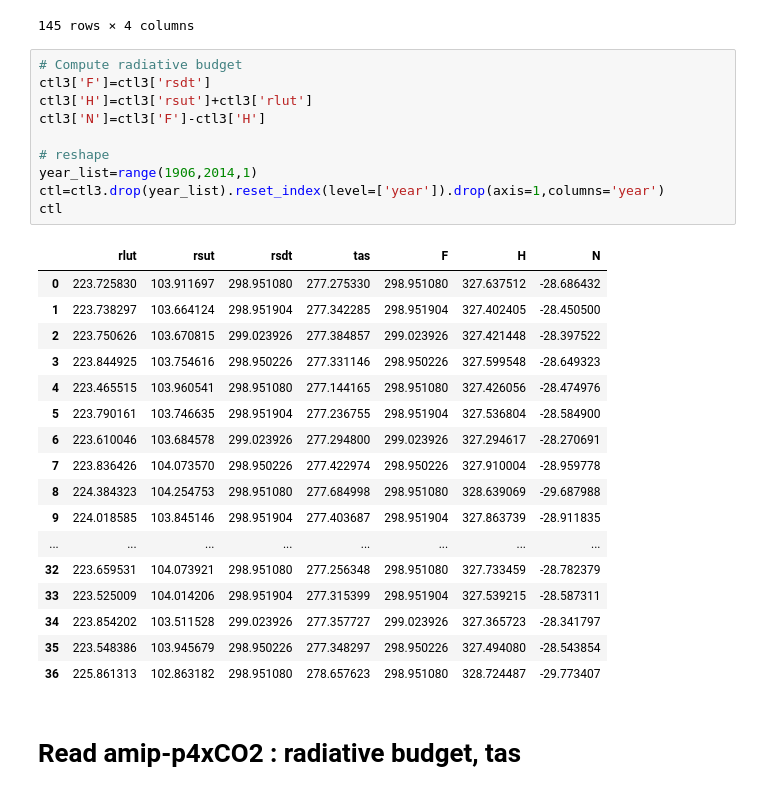
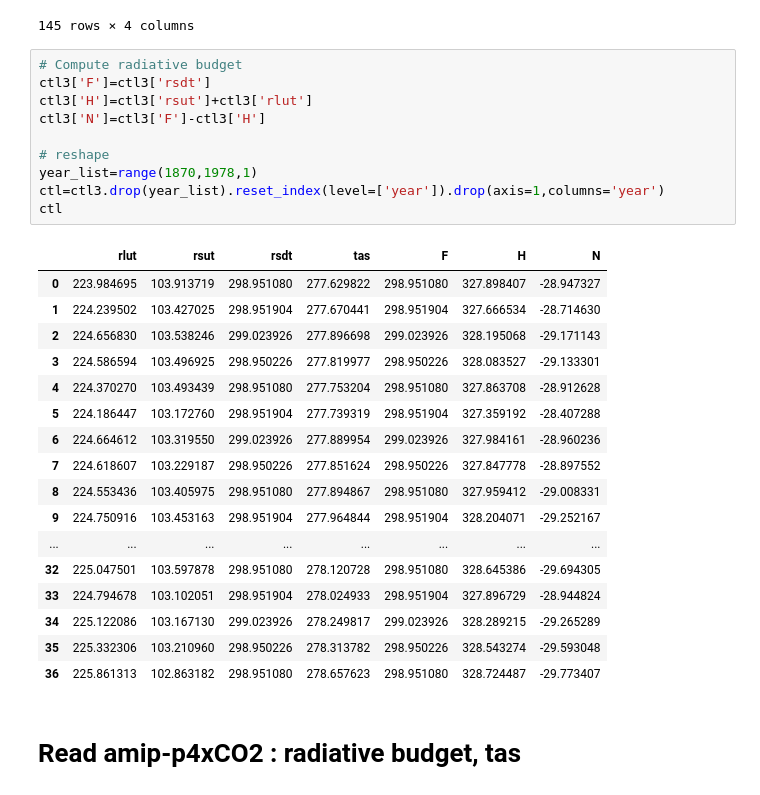
Before and after one commit to benmsanderson/CNRMppe, a Jupyter notebook: Climate_sensitivity_CFMIP.ipynb, the cells around one changed output. Saved outputs shown, nothing was run; the diff lists cells and outputs as text.

```diff
--- a/Climate_sensitivity_CFMIP.ipynb
+++ b/Climate_sensitivity_CFMIP.ipynb
@@ -87,30 +87,30 @@ ctl3
 # %%
 # Compute radiative budget
 ctl3['F']=ctl3['rsdt']
 ctl3['H']=ctl3['rsut']+ctl3['rlut']
 ctl3['N']=ctl3['F']-ctl3['H']
 
 # reshape
-year_list=range(1906,2014,1)
+year_list=range(1870,1978,1)
 ctl=ctl3.drop(year_list).reset_index(level=['year']).drop(axis=1,columns='year')
 ctl
 # %% [output]
 |  | rlut | rsut | rsdt | tas | F | H | N |
-| 0 | 223.725830 | 103.911697 | 298.951080 | 277.275330 | 298.951080 | 327.637512 | -28.686432 |
-| 1 | 223.738297 | 103.664124 | 298.951904 | 277.342285 | 298.951904 | 327.402405 | -28.450500 |
-| 2 | 223.750626 | 103.670815 | 299.023926 | 277.384857 | 299.023926 | 327.421448 | -28.397522 |
-| 3 | 223.844925 | 103.754616 | 298.950226 | 277.331146 | 298.950226 | 327.599548 | -28.649323 |
-| 4 | 223.465515 | 103.960541 | 298.951080 | 277.144165 | 298.951080 | 327.426056 | -28.474976 |
-| 5 | 223.790161 | 103.746635 | 298.951904 | 277.236755 | 298.951904 | 327.536804 | -28.584900 |
-| 6 | 223.610046 | 103.684578 | 299.023926 | 277.294800 | 299.023926 | 327.294617 | -28.270691 |
-| 7 | 223.836426 | 104.073570 | 298.950226 | 277.422974 | 298.950226 | 327.910004 | -28.959778 |
-| 8 | 224.384323 | 104.254753 | 298.951080 | 277.684998 | 298.951080 | 328.639069 | -29.687988 |
-| 9 | 224.018585 | 103.845146 | 298.951904 | 277.403687 | 298.951904 | 327.863739 | -28.911835 |
+| 0 | 223.984695 | 103.913719 | 298.951080 | 277.629822 | 298.951080 | 327.898407 | -28.947327 |
+| 1 | 224.239502 | 103.427025 | 298.951904 | 277.670441 | 298.951904 | 327.666534 | -28.714630 |
+| 2 | 224.656830 | 103.538246 | 299.023926 | 277.896698 | 299.023926 | 328.195068 | -29.171143 |
+| 3 | 224.586594 | 103.496925 | 298.950226 | 277.819977 | 298.950226 | 328.083527 | -29.133301 |
+| 4 | 224.370270 | 103.493439 | 298.951080 | 277.753204 | 298.951080 | 327.863708 | -28.912628 |
+| 5 | 224.186447 | 103.172760 | 298.951904 | 277.739319 | 298.951904 | 327.359192 | -28.407288 |
+| 6 | 224.664612 | 103.319550 | 299.023926 | 277.889954 | 299.023926 | 327.984161 | -28.960236 |
+| 7 | 224.618607 | 103.229187 | 298.950226 | 277.851624 | 298.950226 | 327.847778 | -28.897552 |
+| 8 | 224.553436 | 103.405975 | 298.951080 | 277.894867 | 298.951080 | 327.959412 | -29.008331 |
+| 9 | 224.750916 | 103.453163 | 298.951904 | 277.964844 | 298.951904 | 328.204071 | -29.252167 |
 | ... | ... | ... | ... | ... | ... | ... | ... |
-| 32 | 223.659531 | 104.073921 | 298.951080 | 277.256348 | 298.951080 | 327.733459 | -28.782379 |
-| 33 | 223.525009 | 104.014206 | 298.951904 | 277.315399 | 298.951904 | 327.539215 | -28.587311 |
-| 34 | 223.854202 | 103.511528 | 299.023926 | 277.357727 | 299.023926 | 327.365723 | -28.341797 |
-| 35 | 223.548386 | 103.945679 | 298.950226 | 277.348297 | 298.950226 | 327.494080 | -28.543854 |
+| 32 | 225.047501 | 103.597878 | 298.951080 | 278.120728 | 298.951080 | 328.645386 | -29.694305 |
+| 33 | 224.794678 | 103.102051 | 298.951904 | 278.024933 | 298.951904 | 327.896729 | -28.944824 |
+| 34 | 225.122086 | 103.167130 | 299.023926 | 278.249817 | 299.023926 | 328.289215 | -29.265289 |
+| 35 | 225.332306 | 103.210960 | 298.950226 | 278.313782 | 298.950226 | 328.543274 | -29.593048 |
 | 36 | 225.861313 | 102.863182 | 298.951080 | 278.657623 | 298.951080 | 328.724487 | -29.773407 |
 # %% [markdown]
 # Read amip-p4xCO2 : radiative budget, tas
```
Also changed, not shown: parts of 3 cells of this notebook.
